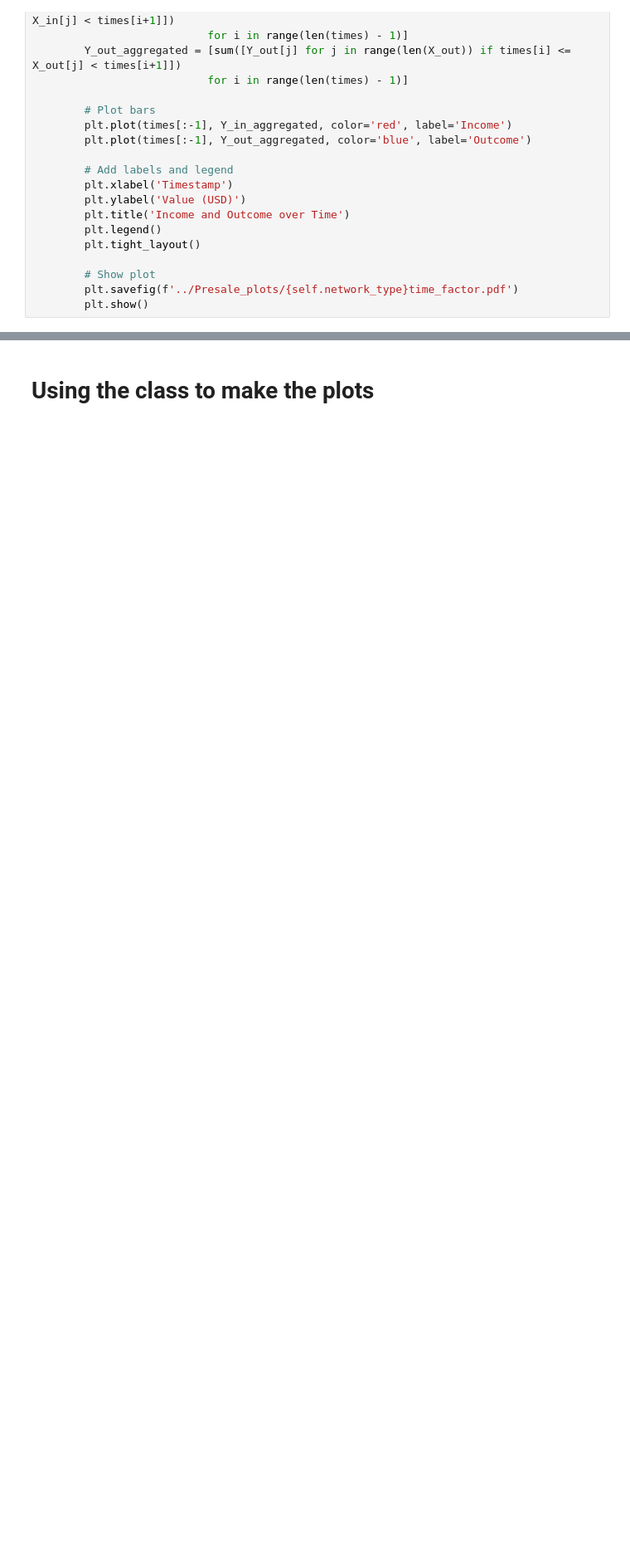
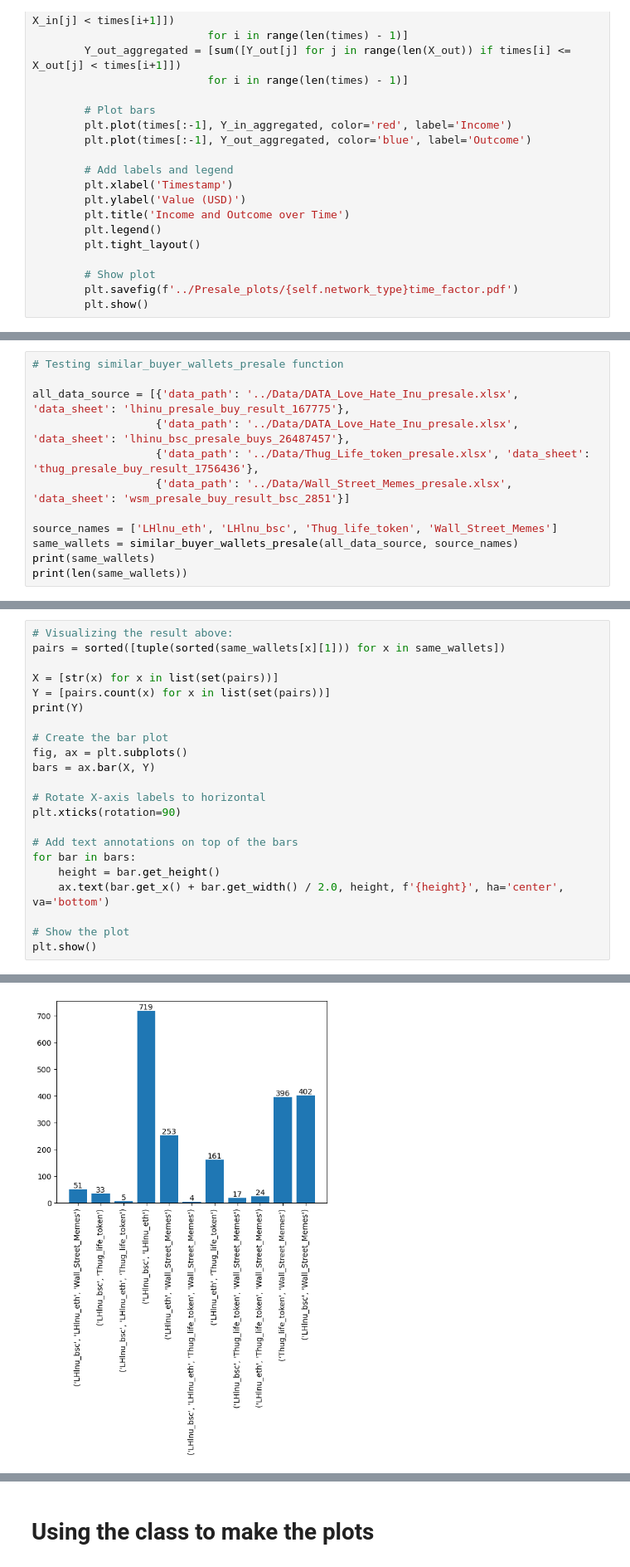
Before and after one commit to Bodesz11/Project_Laboratory_1, a Jupyter notebook: Data_Analiser_Class.ipynb, the cells around one changed output, grey strips where cells are left out. Shown at 83% size. Cells and saved outputs as stored; diff of their text form; blank space fills up the shorter version.

```diff
--- a/Data_Analiser_Class.ipynb
+++ b/Data_Analiser_Class.ipynb
@@ -420,0 +449,12 @@ class Crypto_analiser:
+# %%
+# Testing similar_buyer_wallets_presale function
+
+all_data_source = [{'data_path': '../Data/DATA_Love_Hate_Inu_presale.xlsx', 'data_sheet': 'lhinu_presale_buy_result_167775'},
+                   {'data_path': '../Data/DATA_Love_Hate_Inu_presale.xlsx', 'data_sheet': 'lhinu_bsc_presale_buys_26487457'},
+                   {'data_path': '../Data/Thug_Life_token_presale.xlsx', 'data_sheet': 'thug_presale_buy_result_1756436'},
+                   {'data_path': '../Data/Wall_Street_Memes_presale.xlsx', 'data_sheet': 'wsm_presale_buy_result_bsc_2851'}]
+
+source_names = ['LHlnu_eth', 'LHlnu_bsc', 'Thug_life_token', 'Wall_Street_Memes']
+same_wallets = similar_buyer_wallets_presale(all_data_source, source_names)
+print(same_wallets)
+print(len(same_wallets))
@@ -420,0 +464,23 @@ class Crypto_analiser:
+# %%
+# Visualizing the result above:
+pairs = sorted([tuple(sorted(same_wallets[x][1])) for x in same_wallets])
+
+X = [str(x) for x in list(set(pairs))]
+Y = [pairs.count(x) for x in list(set(pairs))]
+print(Y)
+
+# Create the bar plot
+fig, ax = plt.subplots()
+bars = ax.bar(X, Y)
+
+# Rotate X-axis labels to horizontal
+plt.xticks(rotation=90)
+
+# Add text annotations on top of the bars
+for bar in bars:
+    height = bar.get_height()
+    ax.text(bar.get_x() + bar.get_width() / 2.0, height, f'{height}', ha='center', va='bottom')
+
+# Show the plot
+plt.show()
+# %% [output]
@@ -420,0 +488 @@ class Crypto_analiser:
+[figure, added]
```
Also changed, not shown: parts of 6 cells of this notebook.
